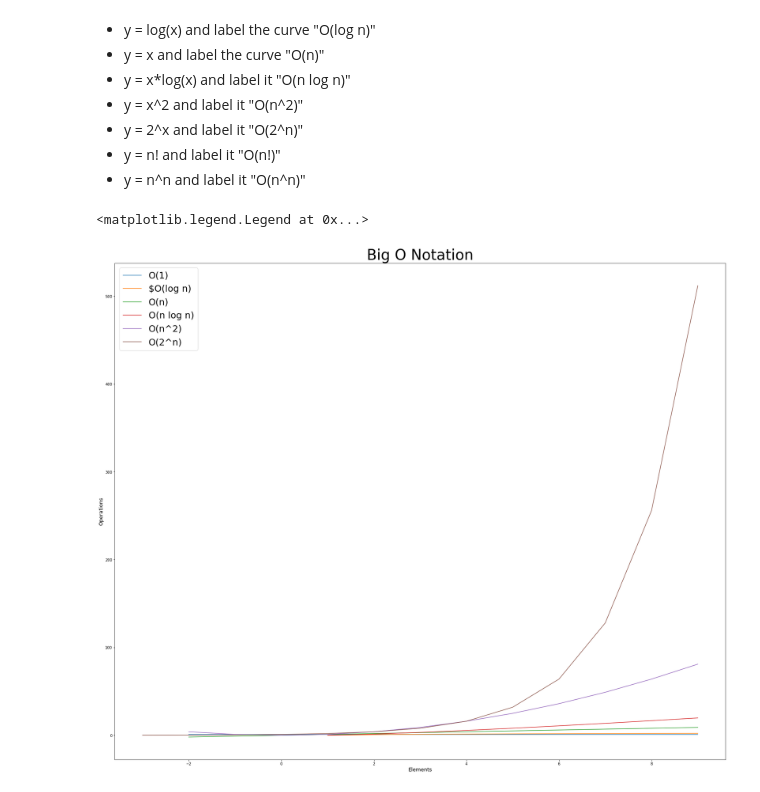
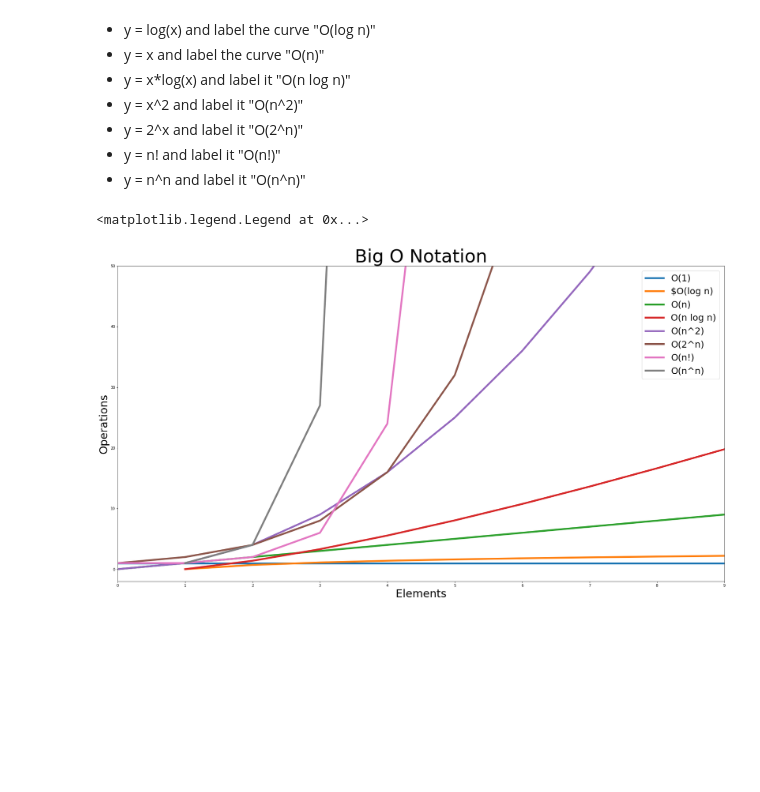
Before and after one commit to o0amandagomez0o/numpy-pandas-visualization-exercises, a Jupyter notebook: big_o_notation.ipynb, the cells around one changed output. Saved outputs shown, nothing was run; the diff lists cells and outputs as text; code cells hidden in the pictures; blank space fills up the shorter version.

```diff
--- a/big_o_notation.ipynb
+++ b/big_o_notation.ipynb
@@ -32,37 +32,45 @@ import pandas as pd
 # %%
 from itertools import chain
 
-plt.figure(figsize = (30, 25))
+plt.figure(figsize = (30, 16))
 
 x1 = [x for x in range(-2,10)]
 x2 = [x for x in range(1,10)]
 x3 = [x for x in range(-2,10)]
 x4 = [x for x in range(1,10)]
 x5 = [x for x in range(-2,10)]
 x6 = [x for x in range(-3,10)]
+x7 = [x for x in range(0,6)]
+x8 = [x for x in range(4,0,-1)]
 
 y1 = [0*x + 1 for x in range(-2,10)]
 y2 = [math.log(x) for x in range(1,10)]
 y3 = [x for x in range(-2,10)]
 y4 = [x * math.log(x) for x in range(1,10)]
 y5 = [math.pow(x, 2) for x in range(-2,10)]
 y6 = [math.pow(2, x) for x in range(-3,10)]
+y7 = [math.factorial(x) for x in range(0,6)]
+y8 = [math.pow(x, x) for x in range(4,0,-1)]
 
 
-
-plt.plot(x1, y1, label = 'O(1)')
-plt.plot(x2, y2, label = '$O(log n)')
-plt.plot(x3, y3, label = 'O(n)')
-plt.plot(x4, y4, label = 'O(n log n)')
-plt.plot(x5, y5, label = 'O(n^2)')
-plt.plot(x6, y6, label = 'O(2^n)')
+plt.plot(x1, y1, linewidth = 5, label = 'O(1)')
+plt.plot(x2, y2, linewidth = 5, label = '$O(log n)')
+plt.plot(x3, y3, linewidth = 5, label = 'O(n)')
+plt.plot(x4, y4, linewidth = 5, label = 'O(n log n)')
+plt.plot(x5, y5, linewidth = 5, label = 'O(n^2)')
+plt.plot(x6, y6, linewidth = 5, label = 'O(2^n)')
+plt.plot(x7, y7, linewidth = 5, label = 'O(n!)')
+plt.plot(x8, y8, linewidth = 5, label = 'O(n^n)')
 
 
-plt.title('Big O Notation', fontsize = 40)
-plt.xlabel('Elements', fontsize = 14)
-plt.ylabel('Operations', fontsize = 14)
+plt.title('Big O Notation', fontsize = 50)
+plt.xlabel('Elements', fontsize = 30)
+plt.ylabel('Operations', fontsize = 30)
+
+plt.xlim(0,9)
+plt.ylim(-2,50)
 
 plt.legend(fontsize = 25)
 # %% [output]
 <matplotlib.legend.Legend at 0x...>
-[figure, old version]
+[figure, new version]
```
Also changed, not shown: parts of 1 cell of this notebook, 1 other file.
